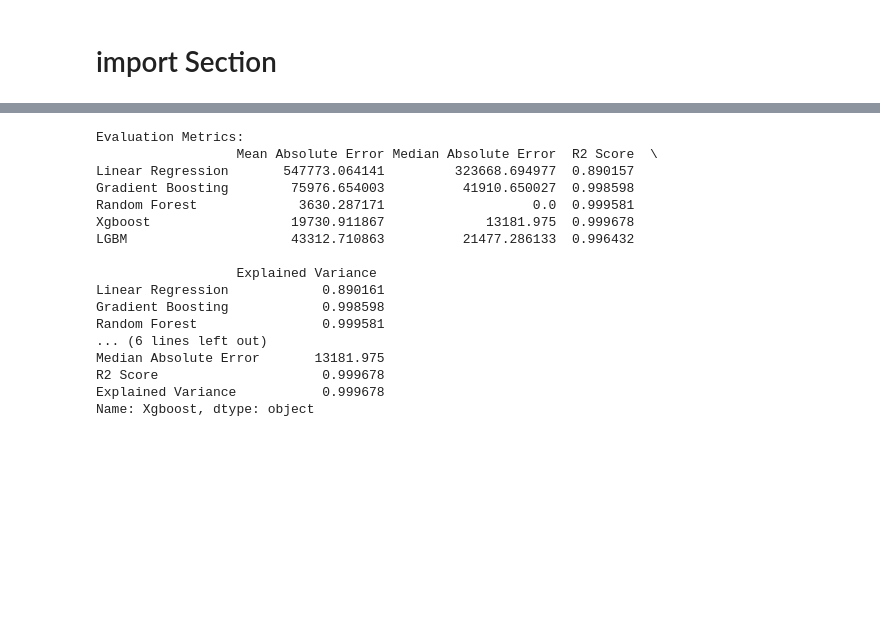
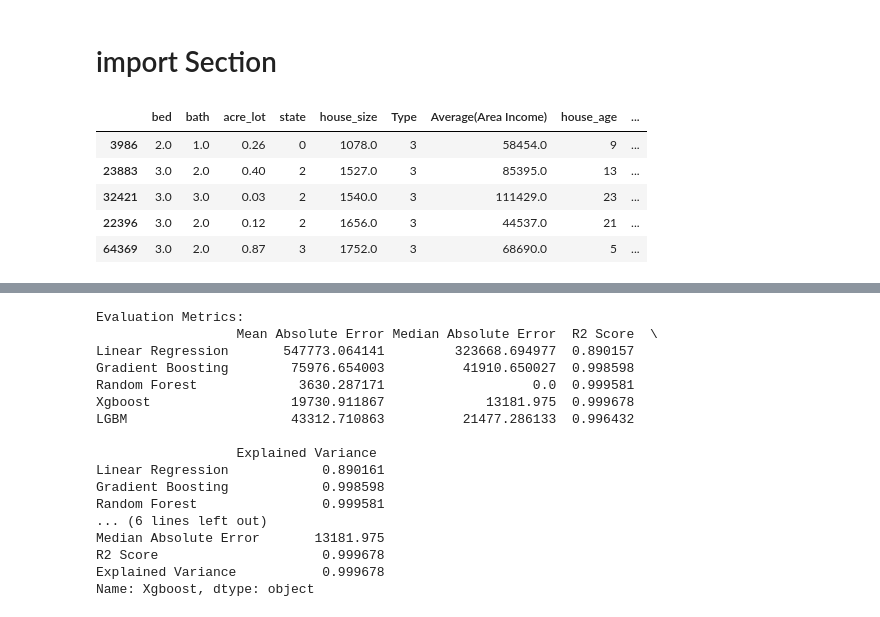
Before and after one commit to drigger091/home-llc-task-2, a Jupyter notebook: Model_building_implementation.ipynb, the cells around one changed output, grey strips where cells are left out. Drawn from its saved outputs; the diff is of its cells as text; code cells hidden in the pictures; blank space fills up the shorter version.

```diff
--- a/Model_building_implementation.ipynb
+++ b/Model_building_implementation.ipynb
@@ -466,3 +419,12 @@ Y = df[['new_selling_price']]
 # %%
 # traning and test data
 X_train , X_test ,Y_train , Y_test = train_test_split(X,Y,test_size=0.3,random_state=42)
+# %%
+X_train.head()
+# %% [output]
+|  | bed | bath | acre_lot | state | house_size | Type | Average(Area Income) | house_age | ... |
+| 3986 | 2.0 | 1.0 | 0.26 | 0 | 1078.0 | 3 | 58454.0 | 9 | ... |
+| 23883 | 3.0 | 2.0 | 0.40 | 2 | 1527.0 | 3 | 85395.0 | 13 | ... |
+| 32421 | 3.0 | 3.0 | 0.03 | 2 | 1540.0 | 3 | 111429.0 | 23 | ... |
+| 22396 | 3.0 | 2.0 | 0.12 | 2 | 1656.0 | 3 | 44537.0 | 21 | ... |
+| 64369 | 3.0 | 2.0 | 0.87 | 3 | 1752.0 | 3 | 68690.0 | 5 | ... |
```
Also changed, not shown: parts of 17 cells of this notebook, 2 other files.
